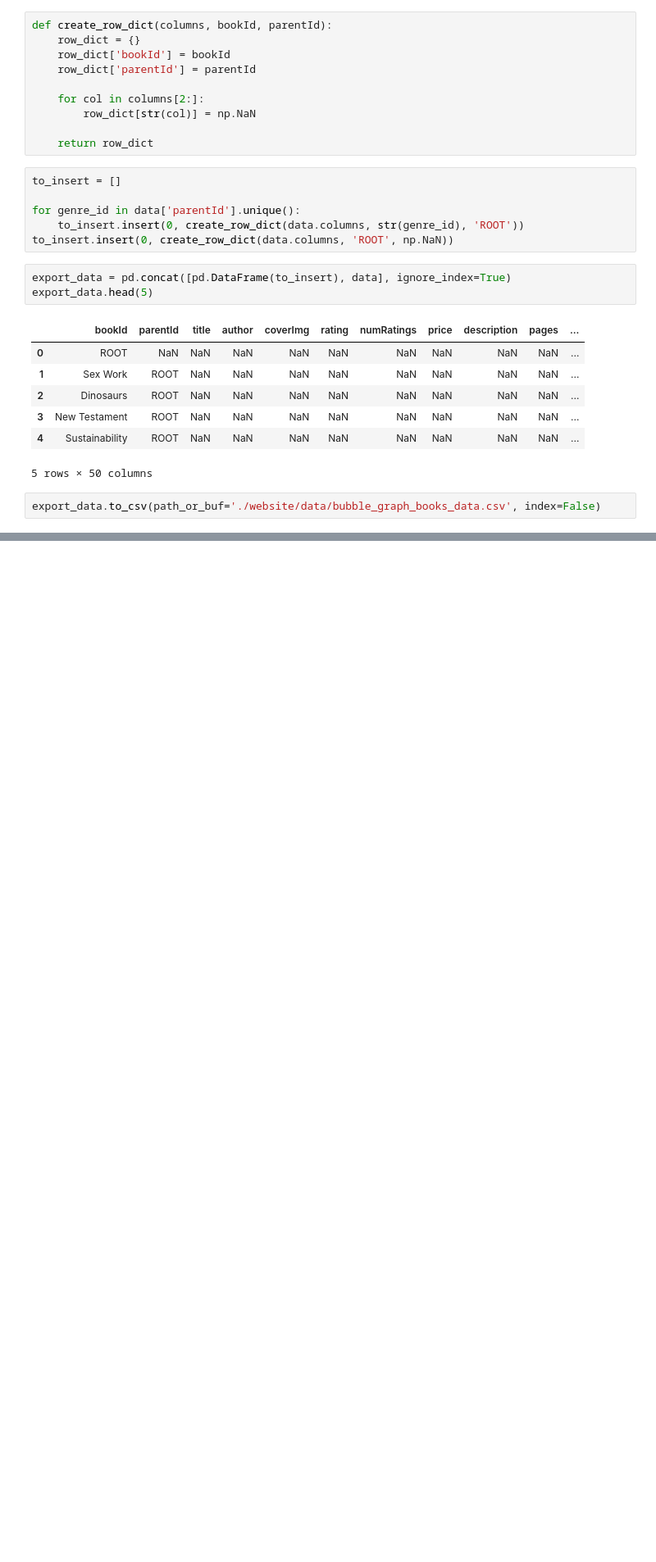
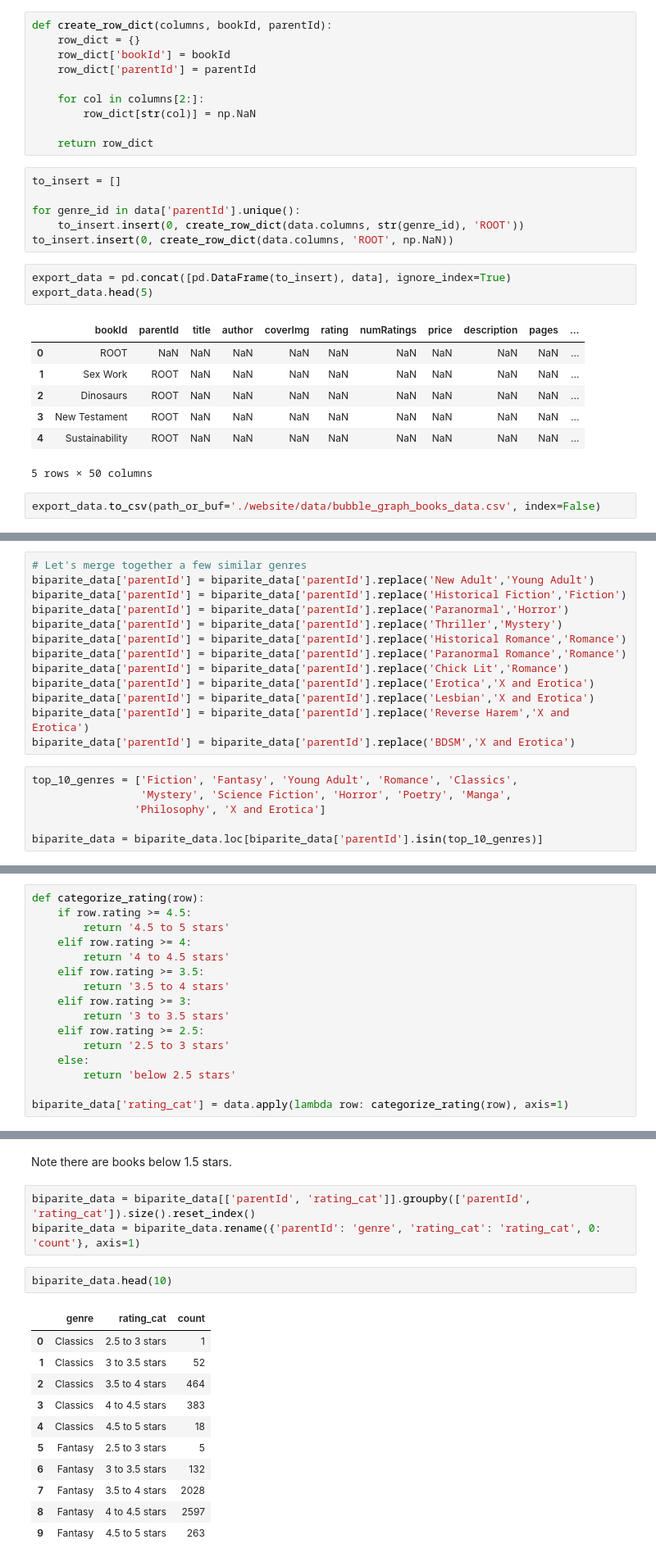
Before and after one commit to com-480-data-visualization/datavis-project-2022-team_philippe, a Jupyter notebook: data_processing.ipynb, the cells around one changed output, grey strips where cells are left out. Shown at 82% size. Saved outputs shown, nothing was run; the diff lists cells and outputs as text; blank space fills up the shorter version.

```diff
--- a/data_processing.ipynb
+++ b/data_processing.ipynb
@@ -600,0 +630,19 @@ biparite_data.head()
+# %%
+# Let's merge together a few similar genres
+biparite_data['parentId'] = biparite_data['parentId'].replace('New Adult','Young Adult')
+biparite_data['parentId'] = biparite_data['parentId'].replace('Historical Fiction','Fiction')
+biparite_data['parentId'] = biparite_data['parentId'].replace('Paranormal','Horror')
+biparite_data['parentId'] = biparite_data['parentId'].replace('Thriller','Mystery')
+biparite_data['parentId'] = biparite_data['parentId'].replace('Historical Romance','Romance')
+biparite_data['parentId'] = biparite_data['parentId'].replace('Paranormal Romance','Romance')
+biparite_data['parentId'] = biparite_data['parentId'].replace('Chick Lit','Romance')
+biparite_data['parentId'] = biparite_data['parentId'].replace('Erotica','X and Erotica')
+biparite_data['parentId'] = biparite_data['parentId'].replace('Lesbian','X and Erotica')
+biparite_data['parentId'] = biparite_data['parentId'].replace('Reverse Harem','X and Erotica')
+biparite_data['parentId'] = biparite_data['parentId'].replace('BDSM','X and Erotica')
+# %%
+top_10_genres = ['Fiction', 'Fantasy', 'Young Adult', 'Romance', 'Classics',
+                 'Mystery', 'Science Fiction', 'Horror', 'Poetry', 'Manga',
+                'Philosophy', 'X and Erotica']
+
+biparite_data = biparite_data.loc[biparite_data['parentId'].isin(top_10_genres)]
@@ -600,0 +671,16 @@ biparite_data.head()
+# %%
+def categorize_rating(row):
+    if row.rating >= 4.5:
+        return '4.5 to 5 stars'
+    elif row.rating >= 4:
+        return '4 to 4.5 stars'
+    elif row.rating >= 3.5:
+        return '3.5 to 4 stars'
+    elif row.rating >= 3:
+        return '3 to 3.5 stars'
+    elif row.rating >= 2.5:
+        return '2.5 to 3 stars'
+    else:
+        return 'below 2.5 stars'
+
+biparite_data['rating_cat'] = data.apply(lambda row: categorize_rating(row), axis=1)
@@ -600,0 +694,19 @@ biparite_data.head()
+# %% [markdown]
+Note there are books below 1.5 stars.
+# %%
+biparite_data = biparite_data[['parentId', 'rating_cat']].groupby(['parentId', 'rating_cat']).size().reset_index()
+biparite_data = biparite_data.rename({'parentId': 'genre', 'rating_cat': 'rating_cat', 0: 'count'}, axis=1)
+# %%
+biparite_data.head(10)
+# %% [output]
+|  | genre | rating_cat | count |
+| 0 | Classics | 2.5 to 3 stars | 1 |
+| 1 | Classics | 3 to 3.5 stars | 52 |
+| 2 | Classics | 3.5 to 4 stars | 464 |
+| 3 | Classics | 4 to 4.5 stars | 383 |
+| 4 | Classics | 4.5 to 5 stars | 18 |
+| 5 | Fantasy | 2.5 to 3 stars | 5 |
+| 6 | Fantasy | 3 to 3.5 stars | 132 |
+| 7 | Fantasy | 3.5 to 4 stars | 2028 |
+| 8 | Fantasy | 4 to 4.5 stars | 2597 |
+| 9 | Fantasy | 4.5 to 5 stars | 263 |
```
Also changed, not shown: parts of 24 cells of this notebook, 6 other files.
